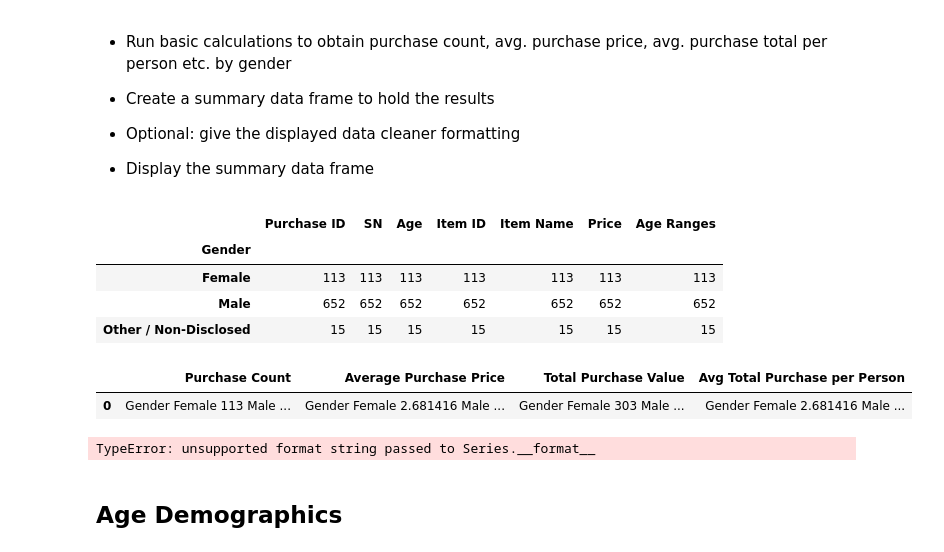
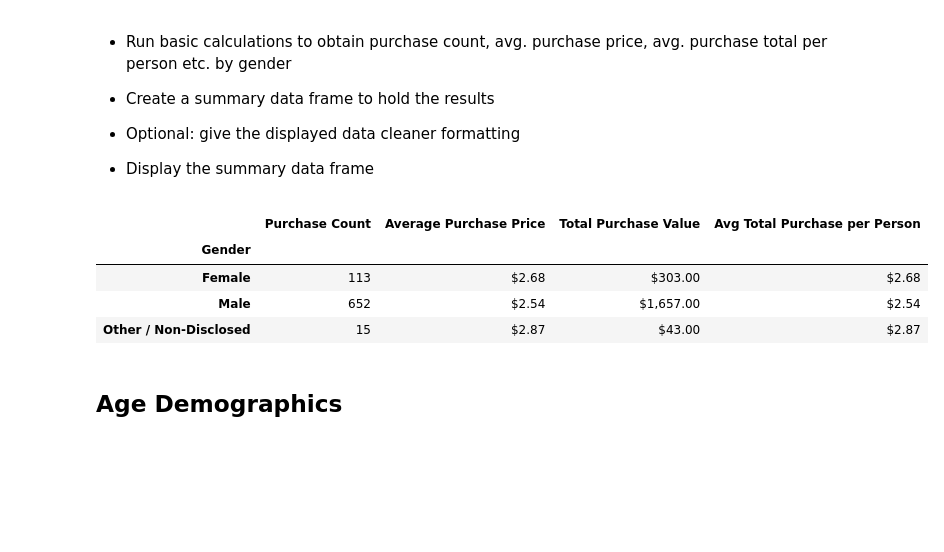
Before and after one commit to kaylamacaione/pandas-challenge, a Jupyter notebook: HeroesOfPymoli/HeroesOfPymoli_starter.ipynb, the cells around one changed output. Saved outputs shown, nothing was run; the diff lists cells and outputs as text; code cells hidden in the pictures; blank space fills up the shorter version.

```diff
--- a/HeroesOfPymoli/HeroesOfPymoli_starter.ipynb
+++ b/HeroesOfPymoli/HeroesOfPymoli_starter.ipynb
@@ -125,50 +125,39 @@ gender_df
 
 
 * Display the summary data frame
-# %%
-grouped_gender_df
-# %% [output]
-|  | Purchase ID | SN | Age | Item ID | Item Name | Price | Age Ranges |
-| Gender |  |  |  |  |  |  |  |
-| Female | 113 | 113 | 113 | 113 | 113 | 113 | 113 |
-| Male | 652 | 652 | 652 | 652 | 652 | 652 | 652 |
-| Other / Non-Disclosed | 15 | 15 | 15 | 15 | 15 | 15 | 15 |
-# %%
-purchase_analysis_gender_df
-# %% [output]
-|  | Purchase Count | Average Purchase Price | Total Purchase Value | Avg Total Purchase per Person |
-| 0 | Gender Female 113 Male ... | Gender Female 2.681416 Male ... | Gender Female 303 Male ... | Gender Female 2.681416 Male ... |
 # %%
 #run basic calculations
 grouped_gender_df = purchase_data_df.groupby(["Gender"])
 
-#make purchase count
-#look up creating data frame from series
-
-purchase_count =
+purchase_count = grouped_gender_df["Purchase ID"].count()
+purchase_count
 
 avg_purchase_price = grouped_gender_df["Price"].mean()
 avg_purchase_price
 
 total_purchase_value = grouped_gender_df["Price"].sum()
 total_purchase_value
 
 avg_purchase_per_person = total_purchase_value/grouped_gender_df["Purchase ID"].count()
 avg_purchase_per_person
 
 #create summary data frame
-purchase_analysis_gender_df = pd.DataFrame([{"Purchase Count" : grouped_gender_df,
+purchase_analysis_gender_df = pd.DataFrame({"Purchase Count" : purchase_count,
                             "Average Purchase Price" : avg_purchase_price,
                             "Total Purchase Value" : total_purchase_value,
-                            "Avg Total Purchase per Person" : avg_purchase_per_person}])
+                            "Avg Total Purchase per Person" : avg_purchase_per_person})
 #formatting
-purchase_analysis_gender_df["Average Purchase Price"] = purchase_analysis_gender_df["Average Purchase Price"].map("{:,.2f}".format)
-purchase_analysis_gender_df["Total Purchase Value"] = purchase_analysis_gender_df["Total Purchase Value"].map("{:,.2f}".format)
-purchase_analysis_gender_df["Avg Total Purchase per Person"] = purchase_analysis_gender_df["Avg Total Purchase per Person"].map("{:,.2f}".format)
+purchase_analysis_gender_df["Average Purchase Price"] = purchase_analysis_gender_df["Average Purchase Price"].map("${:,.2f}".format)
+purchase_analysis_gender_df["Total Purchase Value"] = purchase_analysis_gender_df["Total Purchase Value"].map("${:,.2f}".format)
+purchase_analysis_gender_df["Avg Total Purchase per Person"] = purchase_analysis_gender_df["Avg Total Purchase per Person"].map("${:,.2f}".format)
 
 purchase_analysis_gender_df
 # %% [output]
-TypeError: unsupported format string passed to Series.__format__
+|  | Purchase Count | Average Purchase Price | Total Purchase Value | Avg Total Purchase per Person |
+| Gender |  |  |  |  |
+| Female | 113 | $2.68 | $303.00 | $2.68 |
+| Male | 652 | $2.54 | $1,657.00 | $2.54 |
+| Other / Non-Disclosed | 15 | $2.87 | $43.00 | $2.87 |
 # %% [markdown]
 ## Age Demographics
 # %% [markdown]
```
Also changed, not shown: parts of 1 cell of this notebook.
